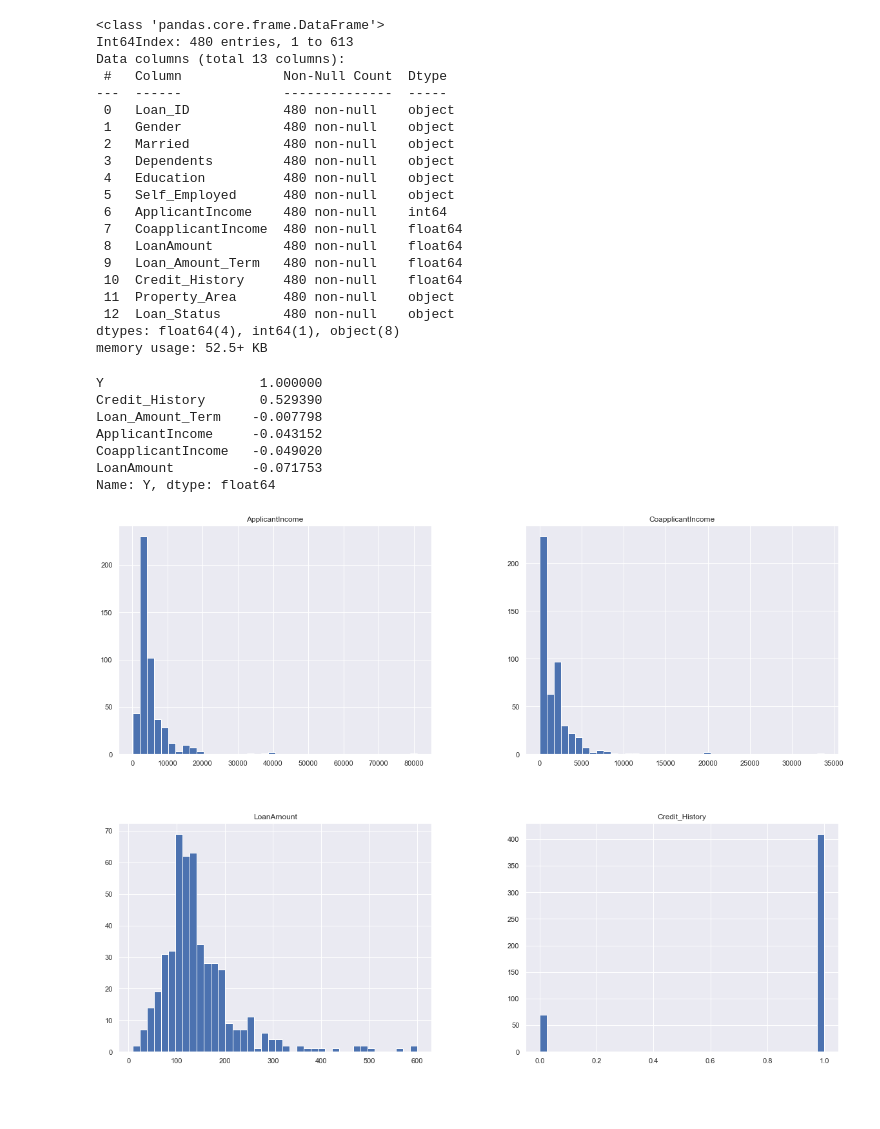
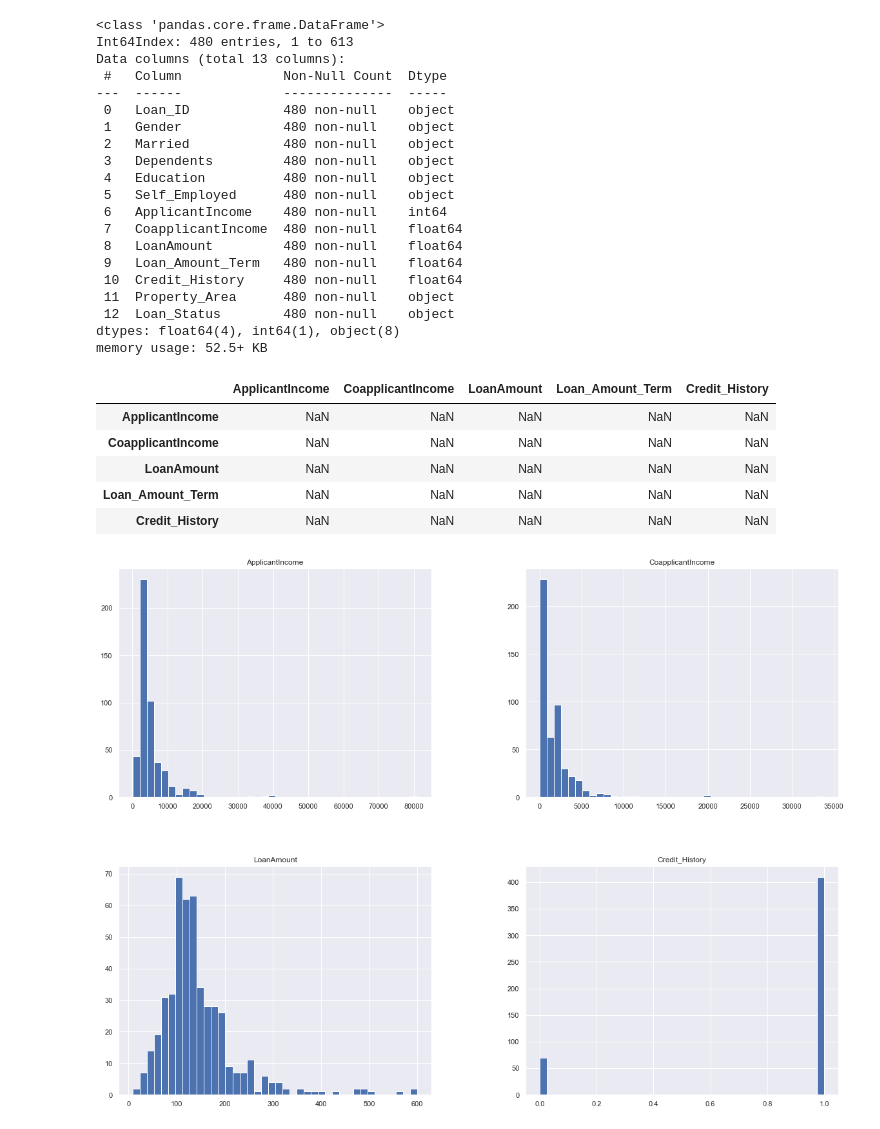
Before and after one commit to NamanVasudeva/Projects, a Jupyter notebook: MLP/Train-ul.ipynb, the cells around one changed output. Saved outputs shown, nothing was run; the diff lists cells and outputs as text; code cells hidden in the pictures; blank space fills up the shorter version.

```diff
--- a/MLP/Train-ul.ipynb
+++ b/MLP/Train-ul.ipynb
@@ -85,16 +85,15 @@ b=df[['ApplicantIncome','Dependents','Credit_History','CoapplicantIncome','Loan_
 X=pd.concat([a,b], axis=1)
 y=df[['Loan_Status']]
 y=pd.get_dummies(y, drop_first=True)
-# %%
-df.corr()['Y'].sort_values(ascending=False)
-# %% [output]
-Y                    1.000000
-Credit_History       0.529390
-Loan_Amount_Term    -0.007798
-ApplicantIncome     -0.043152
-CoapplicantIncome   -0.049020
-LoanAmount          -0.071753
-Name: Y, dtype: float64
+# %%
+df.corr()[y]
+# %% [output]
+|  | ApplicantIncome | CoapplicantIncome | LoanAmount | Loan_Amount_Term | Credit_History |
+| ApplicantIncome | NaN | NaN | NaN | NaN | NaN |
+| CoapplicantIncome | NaN | NaN | NaN | NaN | NaN |
+| LoanAmount | NaN | NaN | NaN | NaN | NaN |
+| Loan_Amount_Term | NaN | NaN | NaN | NaN | NaN |
+| Credit_History | NaN | NaN | NaN | NaN | NaN |
 # %%
 df[num_atr].hist(bins=40, figsize=(20,15))
 plt.show()
```
Also changed, not shown: parts of 2 cells of this notebook.
